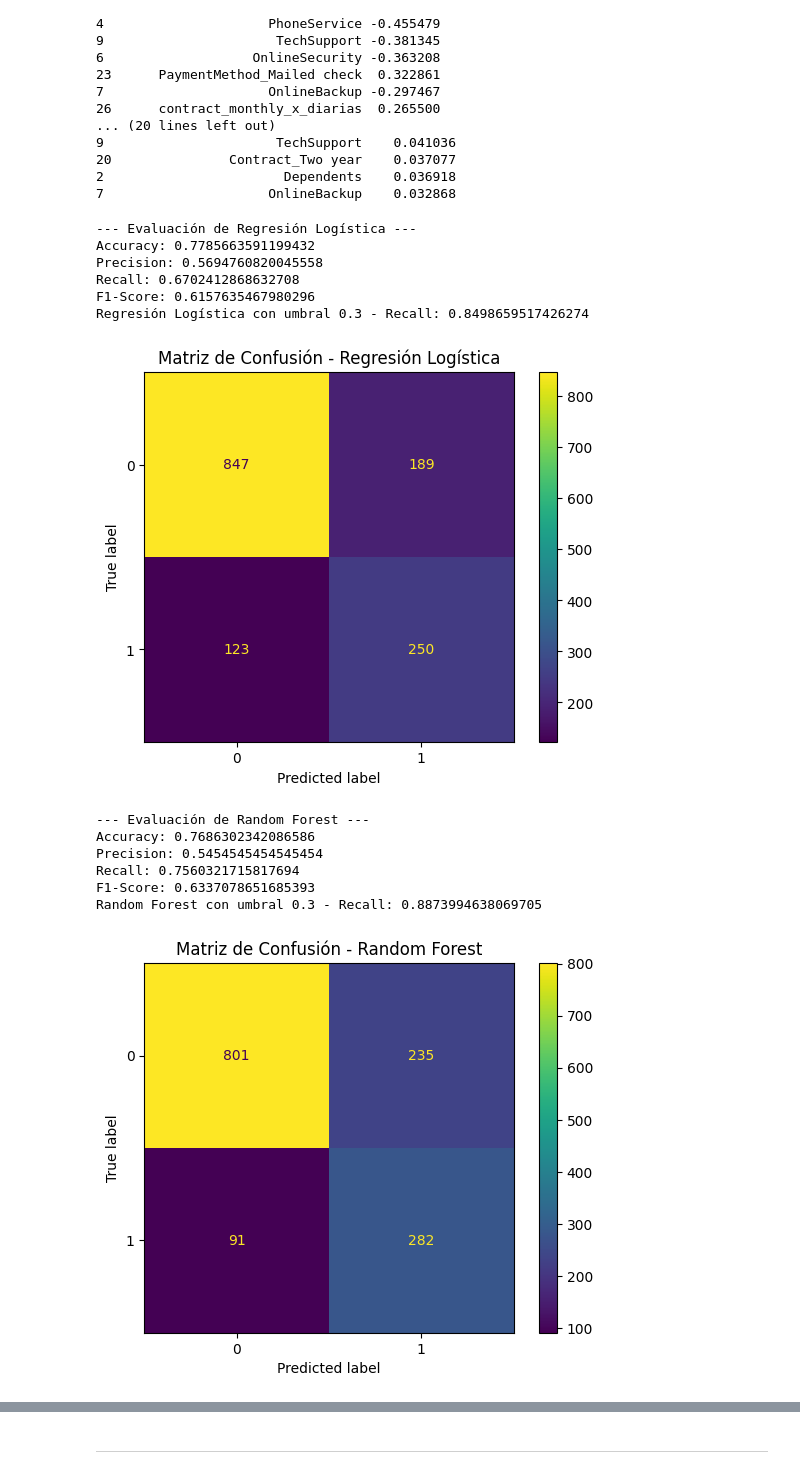
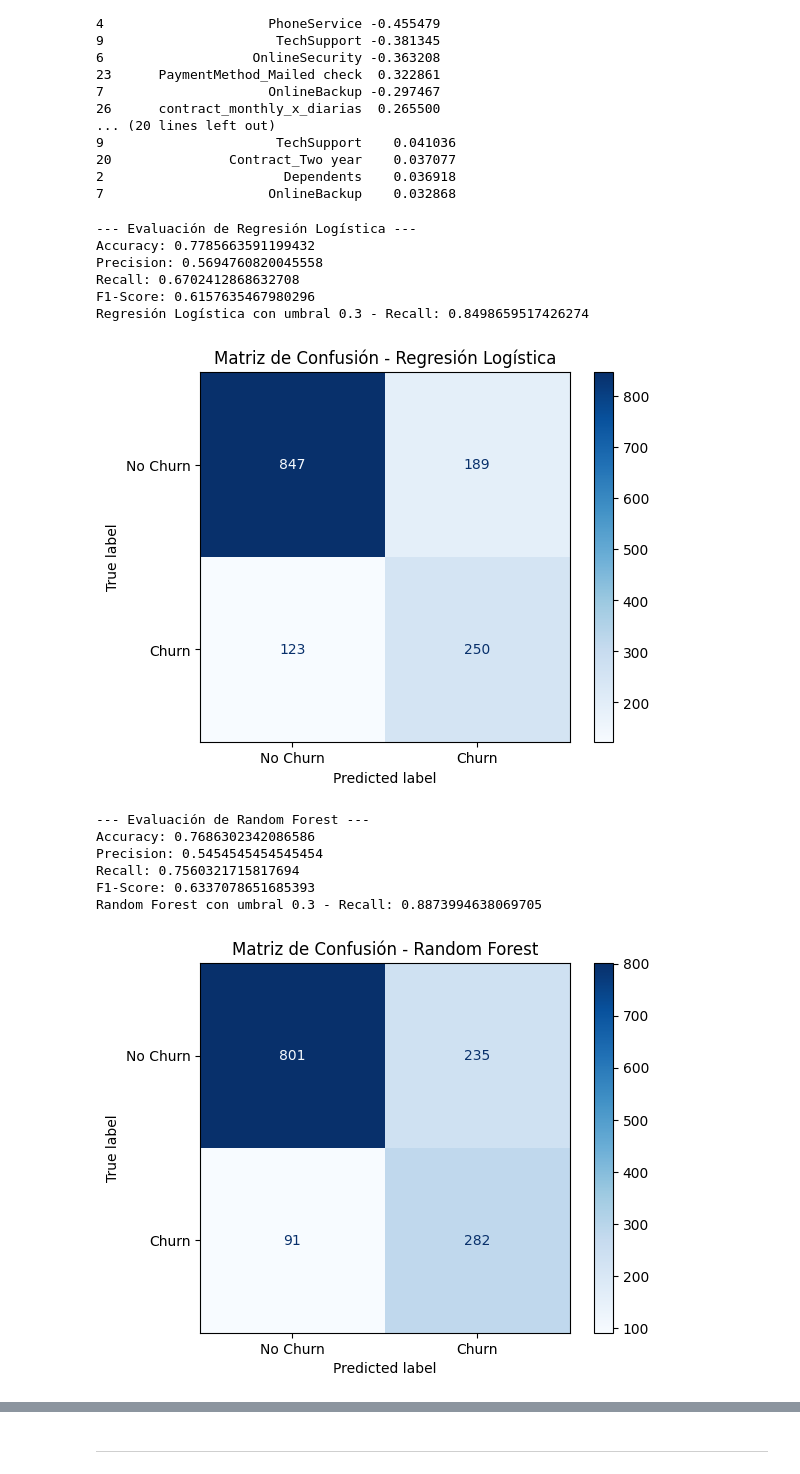
Before and after one commit to AMG-AA/challenge-Telecom2-ml, a Jupyter notebook: Challenge_TelecomX_2.ipynb, the cells around one changed output, grey strips where cells are left out. Drawn from its saved outputs; the diff is of its cells as text; code cells hidden in the pictures.

```diff
--- a/Challenge_TelecomX_2.ipynb
+++ b/Challenge_TelecomX_2.ipynb
@@ -514,6 +735,10 @@ XGBClassifier(base_score=None, booster=None, callbacks=None,
 # %%
 from sklearn.metrics import accuracy_score, precision_score, recall_score, f1_score, confusion_matrix, ConfusionMatrixDisplay
 import matplotlib.pyplot as plt
+from matplotlib.colors import ListedColormap
+
+
+custom_cmap = ListedColormap(["#e3f2fd","#bbdefb","#90caf9","#64b5f6","#42a5f5","#2196f3","#1e88e5","#1976d2","#1565c0","#0d47a1"])
 
 def evaluate_model(model, X_test_data, y_test, model_name, scaled=False):
     if scaled:
@@ -528,7 +753,8 @@ def evaluate_model(model, X_test_data, y_test, model_name, scaled=False):
 
     # Matriz de confusión
     cm = confusion_matrix(y_test, y_pred)
-    ConfusionMatrixDisplay(cm).plot()
+    disp = ConfusionMatrixDisplay(cm, display_labels=['No Churn', 'Churn'])
+    disp.plot(cmap=custom_cmap)
     plt.title(f'Confusion Matrix - {model_name}')
     plt.show()
 # %% [markdown]
@@ -1026,61 +1320,43 @@ def evaluate_model(model, X_test_data, y_test, model_name, scaled=False):
     y_pred_adj = (y_pred_prob > 0.3).astype(int)
     print(f"{model_name} con umbral 0.3 - Recall:", recall_score(y_test, y_pred_adj))
 
     cm = confusion_matrix(y_test, y_pred)
-    ConfusionMatrixDisplay(cm).plot()
+    disp = ConfusionMatrixDisplay(cm, display_labels=["No Churn", "Churn"])
+    disp.plot(cmap=plt.cm.Blues)
     plt.title(f'Matriz de Confusión - {model_name}')
     plt.show()
 
 evaluate_model(lr_model, X_test_scaled, y_test, "Regresión Logística", scaled=True)
 evaluate_model(rf_model, X_test, y_test, "Random Forest")
 evaluate_model(xgb_model, X_test, y_test, "XGBoost")
 
 # Overfitting/underfitting
 train_acc_lr = accuracy_score(y_train_bal, lr_model.predict(X_train_bal_scaled))
 test_acc_lr = accuracy_score(y_test, lr_model.predict(X_test_scaled))
 print("Regresión Logística - Train Accuracy:", train_acc_lr, "| Test Accuracy:", test_acc_lr)
 
 train_acc_rf = accuracy_score(y_train_bal, rf_model.predict(X_train_bal))
 test_acc_rf = accuracy_score(y_test, rf_model.predict(X_test))
 print("Random Forest - Train Accuracy:", train_acc_rf, "| Test Accuracy:", test_acc_rf)
 
 train_acc_xgb = accuracy_score(y_train_bal, xgb_model.predict(X_train_bal))
 test_acc_xgb = accuracy_score(y_test, xgb_model.predict(X_test))
 print("XGBoost - Train Accuracy:", train_acc_xgb, "| Test Accuracy:", test_acc_xgb)
-
-# Importancia de features
-lr_coefs = pd.DataFrame({'Feature': X.columns, 'Coef': lr_model.coef_[0]})
-print("Top 10 Features en Regresión Logística (por |Coef|):")
-print(lr_coefs.reindex(lr_coefs['Coef'].abs().sort_values(ascending=False).index).head(10))
-
-rf_importance = pd.DataFrame({'Feature': X.columns, 'Importance': rf_model.feature_importances_})
-print("Top 10 Features en Random Forest:")
-print(rf_importance.sort_values('Importance', ascending=False).head(10))
-
-xgb_importance = pd.DataFrame({'Feature': X.columns, 'Importance': xgb_model.feature_importances_})
-print("Top 10 Features en XGBoost:")
-print(xgb_importance.sort_values('Importance', ascending=False).head(10))
-
-import seaborn as sns
-sns.barplot(x='Importance', y='Feature', data=xgb_importance.sort_values('Importance', ascending=False).head(10))
-plt.title('Top 10 Features Importantes - XGBoost')
-plt.savefig('reports/top_features_xgboost.png')
-plt.show()
 # %% [output]
 --- Evaluación de Regresión Logística ---
 Accuracy: 0.7785663591199432
 Precision: 0.5694760820045558
 Recall: 0.6702412868632708
 F1-Score: 0.6157635467980296
 Regresión Logística con umbral 0.3 - Recall: 0.8498659517426274
-[figure, old version]
+[figure, new version]
 --- Evaluación de Random Forest ---
 Accuracy: 0.7686302342086586
 Precision: 0.5454545454545454
 Recall: 0.7560321715817694
 F1-Score: 0.6337078651685393
 Random Forest con umbral 0.3 - Recall: 0.8873994638069705
-[figure, old version]
+[figure, new version]
 --- Evaluación de XGBoost ---
 Accuracy: 0.7906316536550745
 Precision: 0.5924170616113744
```
Also changed, not shown: parts of 33 cells of this notebook, 15 other files.
